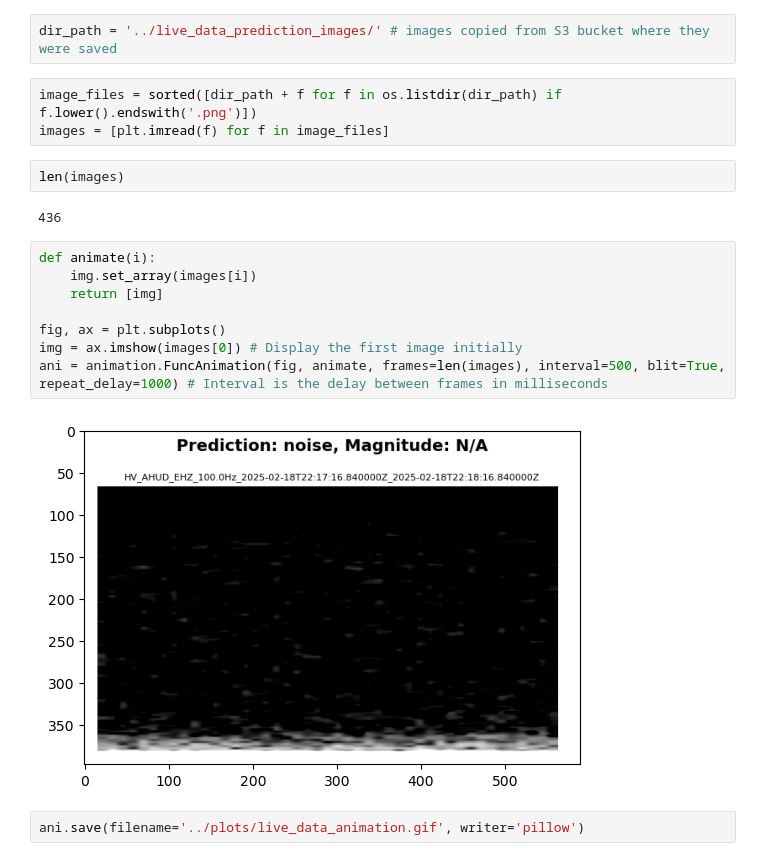
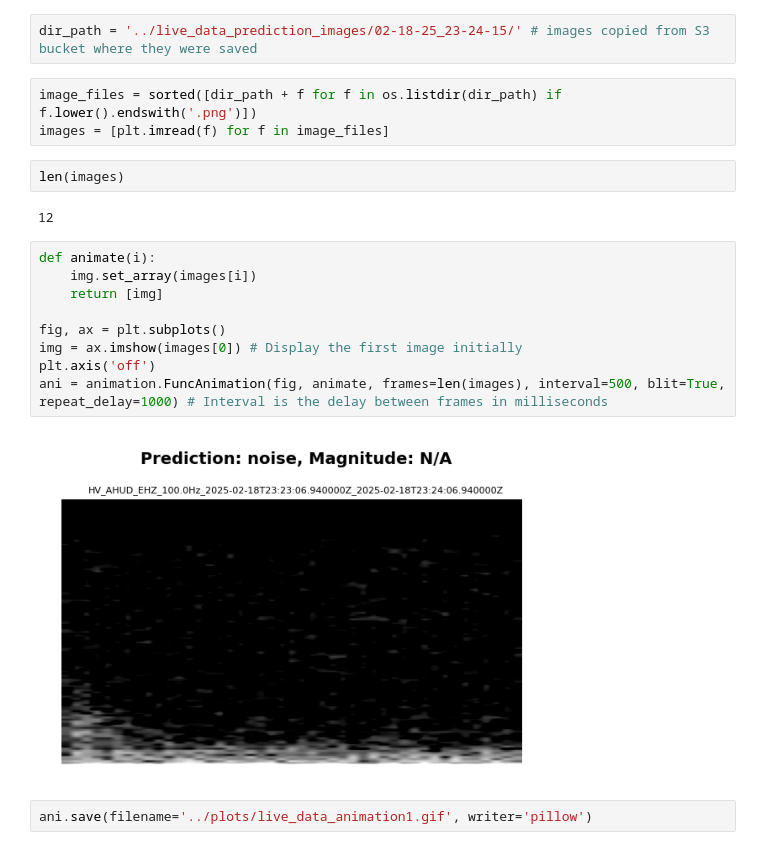
Before and after one commit to kaelynn-rose/Earthquake_Detection, a Jupyter notebook: notebooks/live_data_prediction_animation.ipynb, the cells around one changed output. Drawn from its saved outputs; the diff is of its cells as text.

```diff
--- a/notebooks/live_data_prediction_animation.ipynb
+++ b/notebooks/live_data_prediction_animation.ipynb
@@ -13,23 +13,24 @@ import matplotlib.animation as animation
 import numpy as np
 from PIL import Image
 # %%
-dir_path = '../live_data_prediction_images/' # images copied from S3 bucket where they were saved
+dir_path = '../live_data_prediction_images/02-18-25_23-24-15/' # images copied from S3 bucket where they were saved
 # %%
 image_files = sorted([dir_path + f for f in os.listdir(dir_path) if f.lower().endswith('.png')])
 images = [plt.imread(f) for f in image_files]
 # %%
 len(images)
 # %% [output]
-436
+12
 # %%
 def animate(i):
     img.set_array(images[i])
     return [img]
 
 fig, ax = plt.subplots()
 img = ax.imshow(images[0]) # Display the first image initially
+plt.axis('off')
 ani = animation.FuncAnimation(fig, animate, frames=len(images), interval=500, blit=True, repeat_delay=1000) # Interval is the delay between frames in milliseconds
 # %% [output]
-[figure, old version]
+[figure, new version]
 # %%
-ani.save(filename='../plots/live_data_animation.gif', writer='pillow')
+ani.save(filename='../plots/live_data_animation1.gif', writer='pillow')
```
Also changed, not shown: 3 other files.
